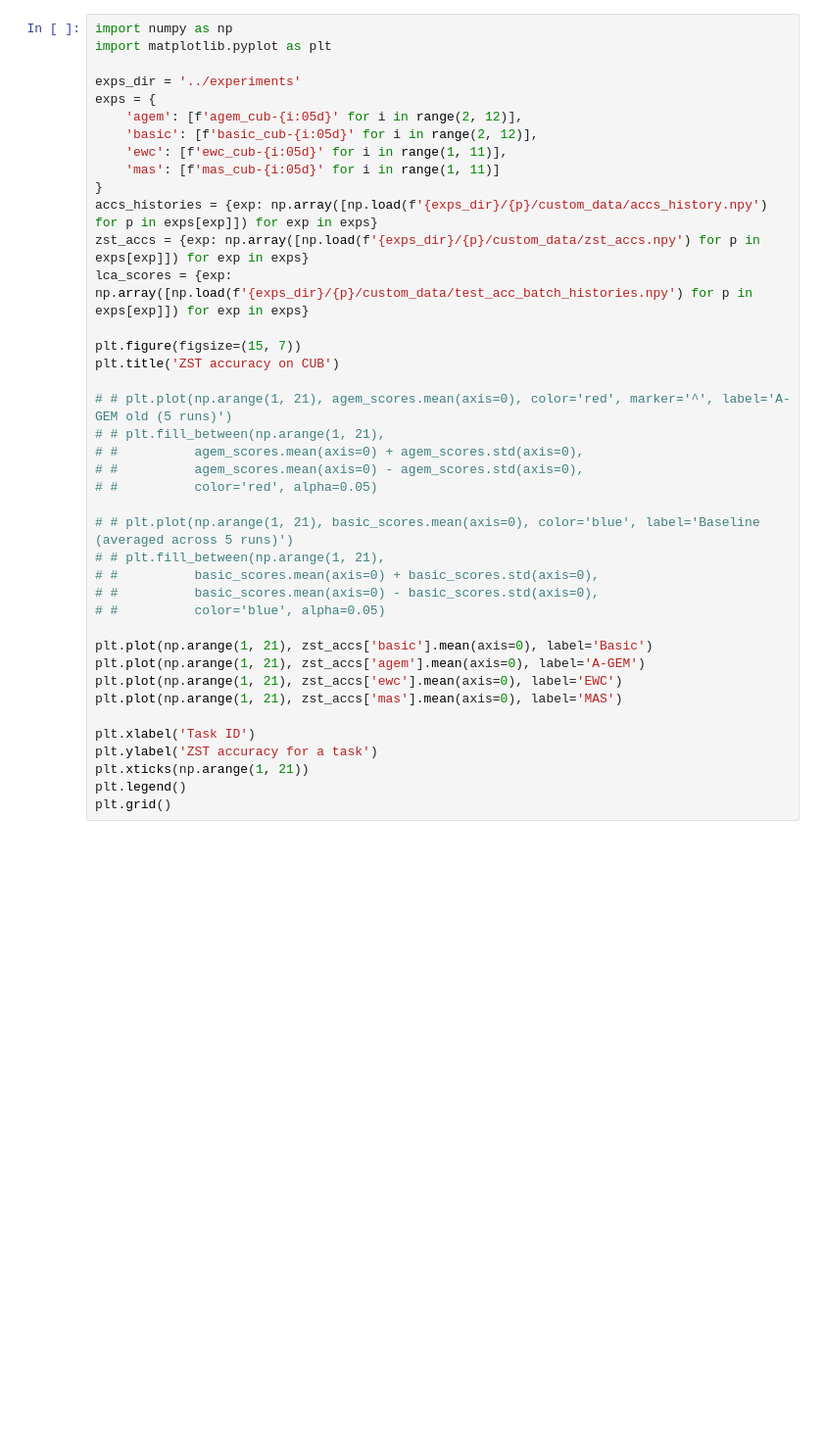
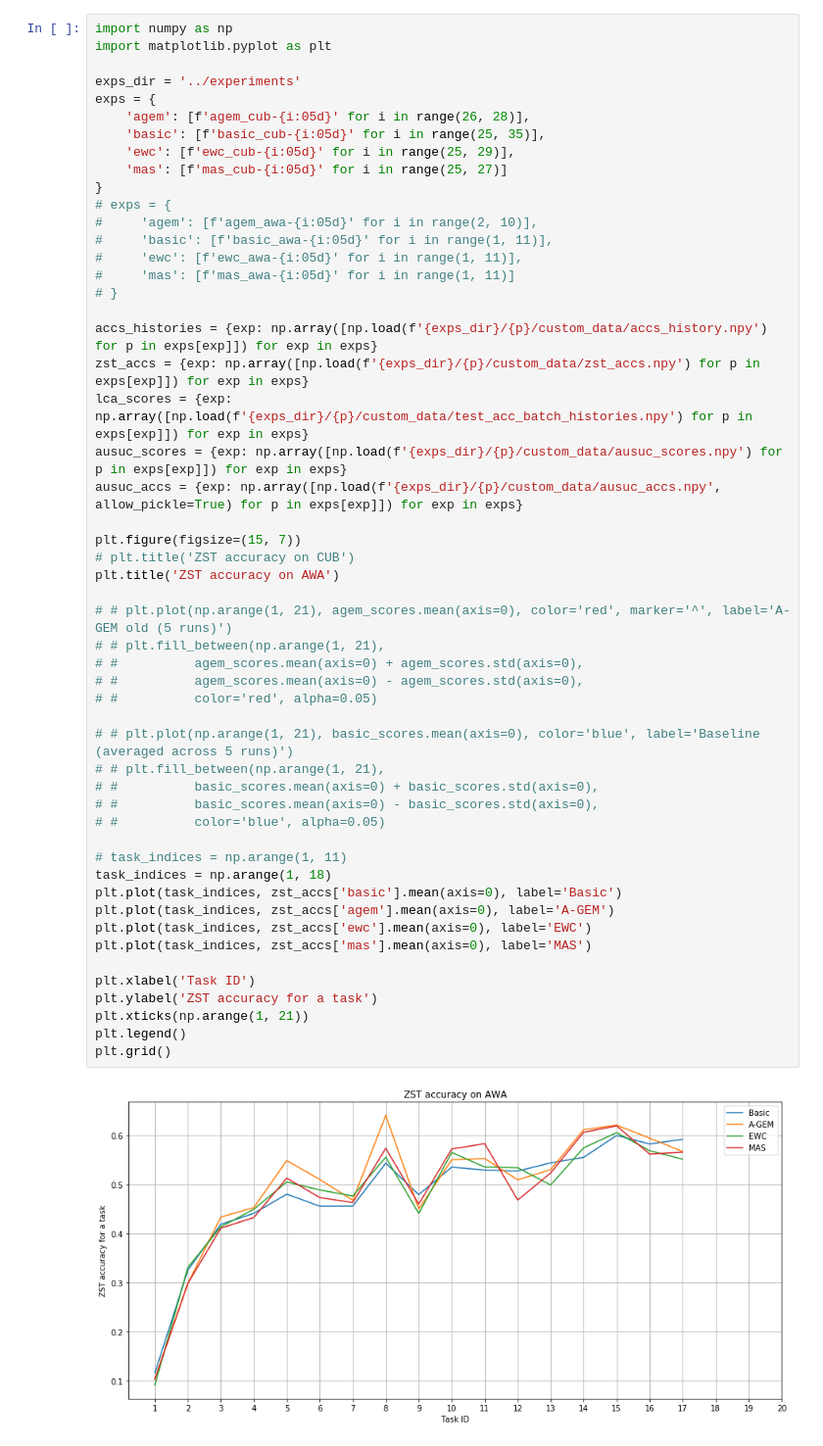
Before and after one commit to universome/class-norm, a Jupyter notebook: notebooks/visualization.ipynb, the cells around one changed output. Shown at 98% size. Cells and saved outputs as stored; diff of their text form; blank space fills up the shorter version.

```diff
--- a/notebooks/visualization.ipynb
+++ b/notebooks/visualization.ipynb
@@ -2,42 +2,56 @@
 import numpy as np
 import matplotlib.pyplot as plt
 
 exps_dir = '../experiments'
 exps = {
-    'agem': [f'agem_cub-{i:05d}' for i in range(2, 12)],
-    'basic': [f'basic_cub-{i:05d}' for i in range(2, 12)],
-    'ewc': [f'ewc_cub-{i:05d}' for i in range(1, 11)],
-    'mas': [f'mas_cub-{i:05d}' for i in range(1, 11)]
+    'agem': [f'agem_cub-{i:05d}' for i in range(26, 28)],
+    'basic': [f'basic_cub-{i:05d}' for i in range(25, 35)],
+    'ewc': [f'ewc_cub-{i:05d}' for i in range(25, 29)],
+    'mas': [f'mas_cub-{i:05d}' for i in range(25, 27)]
 }
+# exps = {
+#     'agem': [f'agem_awa-{i:05d}' for i in range(2, 10)],
+#     'basic': [f'basic_awa-{i:05d}' for i in range(1, 11)],
+#     'ewc': [f'ewc_awa-{i:05d}' for i in range(1, 11)],
+#     'mas': [f'mas_awa-{i:05d}' for i in range(1, 11)]
+# }
+
 accs_histories = {exp: np.array([np.load(f'{exps_dir}/{p}/custom_data/accs_history.npy') for p in exps[exp]]) for exp in exps}
 zst_accs = {exp: np.array([np.load(f'{exps_dir}/{p}/custom_data/zst_accs.npy') for p in exps[exp]]) for exp in exps}
 lca_scores = {exp: np.array([np.load(f'{exps_dir}/{p}/custom_data/test_acc_batch_histories.npy') for p in exps[exp]]) for exp in exps}
+ausuc_scores = {exp: np.array([np.load(f'{exps_dir}/{p}/custom_data/ausuc_scores.npy') for p in exps[exp]]) for exp in exps}
+ausuc_accs = {exp: np.array([np.load(f'{exps_dir}/{p}/custom_data/ausuc_accs.npy', allow_pickle=True) for p in exps[exp]]) for exp in exps}
 
 plt.figure(figsize=(15, 7))
-plt.title('ZST accuracy on CUB')
+# plt.title('ZST accuracy on CUB')
+plt.title('ZST accuracy on AWA')
 
 # # plt.plot(np.arange(1, 21), agem_scores.mean(axis=0), color='red', marker='^', label='A-GEM old (5 runs)')
 # # plt.fill_between(np.arange(1, 21),
 # #          agem_scores.mean(axis=0) + agem_scores.std(axis=0),
 # #          agem_scores.mean(axis=0) - agem_scores.std(axis=0),
 # #          color='red', alpha=0.05)
 
 # # plt.plot(np.arange(1, 21), basic_scores.mean(axis=0), color='blue', label='Baseline (averaged across 5 runs)')
 # # plt.fill_between(np.arange(1, 21),
 # #          basic_scores.mean(axis=0) + basic_scores.std(axis=0),
 # #          basic_scores.mean(axis=0) - basic_scores.std(axis=0),
 # #          color='blue', alpha=0.05)
 
-plt.plot(np.arange(1, 21), zst_accs['basic'].mean(axis=0), label='Basic')
-plt.plot(np.arange(1, 21), zst_accs['agem'].mean(axis=0), label='A-GEM')
-plt.plot(np.arange(1, 21), zst_accs['ewc'].mean(axis=0), label='EWC')
-plt.plot(np.arange(1, 21), zst_accs['mas'].mean(axis=0), label='MAS')
+# task_indices = np.arange(1, 11)
+task_indices = np.arange(1, 18)
+plt.plot(task_indices, zst_accs['basic'].mean(axis=0), label='Basic')
+plt.plot(task_indices, zst_accs['agem'].mean(axis=0), label='A-GEM')
+plt.plot(task_indices, zst_accs['ewc'].mean(axis=0), label='EWC')
+plt.plot(task_indices, zst_accs['mas'].mean(axis=0), label='MAS')
 
 plt.xlabel('Task ID')
 plt.ylabel('ZST accuracy for a task')
 plt.xticks(np.arange(1, 21))
 plt.legend()
 plt.grid()
+# %% [output]
+[figure, added]
 # %%
 import sys; sys.path.append('..')
 from src.utils.metrics import compute_average_accuracy, compute_forgetting_measure, compute_learning_curve_area
```
Also changed, not shown: parts of 5 cells of this notebook.
